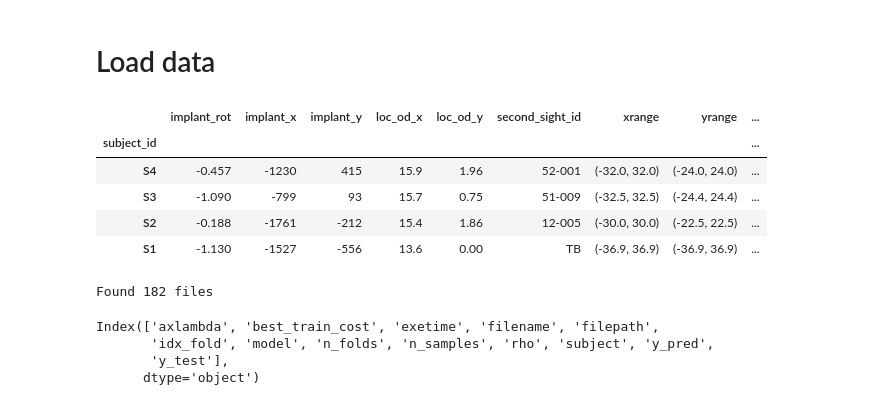
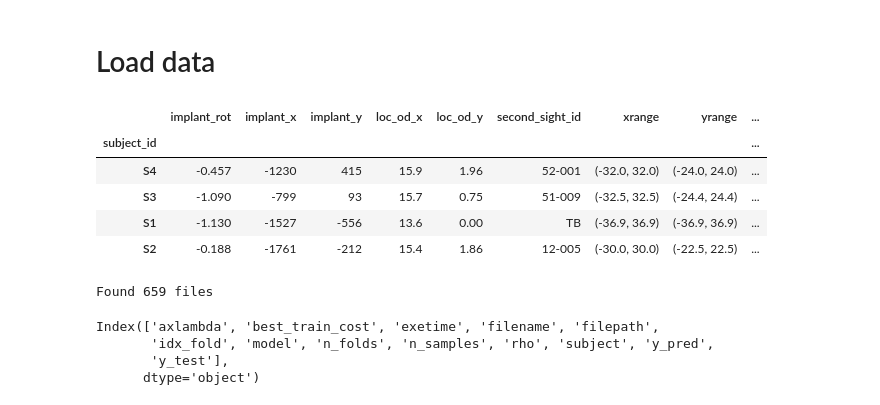
Before and after one commit to VisCog/ArgusShapes, a Jupyter notebook: examples/notebooks/fig7-model-scatter.ipynb, the cells around one changed output. Saved outputs shown, nothing was run; the diff lists cells and outputs as text; code cells hidden in the pictures.

```diff
--- a/examples/notebooks/fig7-model-scatter.ipynb
+++ b/examples/notebooks/fig7-model-scatter.ipynb
@@ -27,18 +27,18 @@ plt.style.use('seaborn-colorblind')
 # %% [markdown]
 # Load data
 # %%
-results_dir = '../../results/shape7cv/'
+results_dir = '../../results/shape8cv/'
 datafolder = os.environ['ARGUS_SHAPES_DATA']
 subjectdata = argus_shapes.load_subjects(os.path.join(datafolder, 'subjects.csv'))
 subjectdata['scale'] = pd.Series([0.5, 1.5, 1.0, 0.6], index=subjectdata.index)
 subjectdata
 # %% [output]
 |  | implant_rot | implant_x | implant_y | loc_od_x | loc_od_y | second_sight_id | xrange | yrange | ... |
 | subject_id |  |  |  |  |  |  |  |  | ... |
 | S4 | -0.457 | -1230 | 415 | 15.9 | 1.96 | 52-001 | (-32.0, 32.0) | (-24.0, 24.0) | ... |
 | S3 | -1.090 | -799 | 93 | 15.7 | 0.75 | 51-009 | (-32.5, 32.5) | (-24.4, 24.4) | ... |
+| S1 | -1.130 | -1527 | -556 | 13.6 | 0.00 | TB | (-36.9, 36.9) | (-36.9, 36.9) | ... |
 | S2 | -0.188 | -1761 | -212 | 15.4 | 1.86 | 12-005 | (-30.0, 30.0) | (-22.5, 22.5) | ... |
-| S1 | -1.130 | -1527 | -556 | 13.6 | 0.00 | TB | (-36.9, 36.9) | (-36.9, 36.9) | ... |
 # %%
 # subjectdata.index = ['52-001', '51-009', '12-005', 'TB']
 # %%
@@ -146,7 +146,7 @@ def calc_test_cost(grouped_data, verbose=True):
 pickle_files = np.sort(glob.glob(os.path.join(results_dir, '*.pickle')))
 print('Found', len(pickle_files), 'files')
 # %% [output]
-Found 182 files
+Found 659 files
 # %%
 assert_params = {
     'amplitude': 2.0,
```
Also changed, not shown: parts of 11 cells of this notebook, 1 other file.
